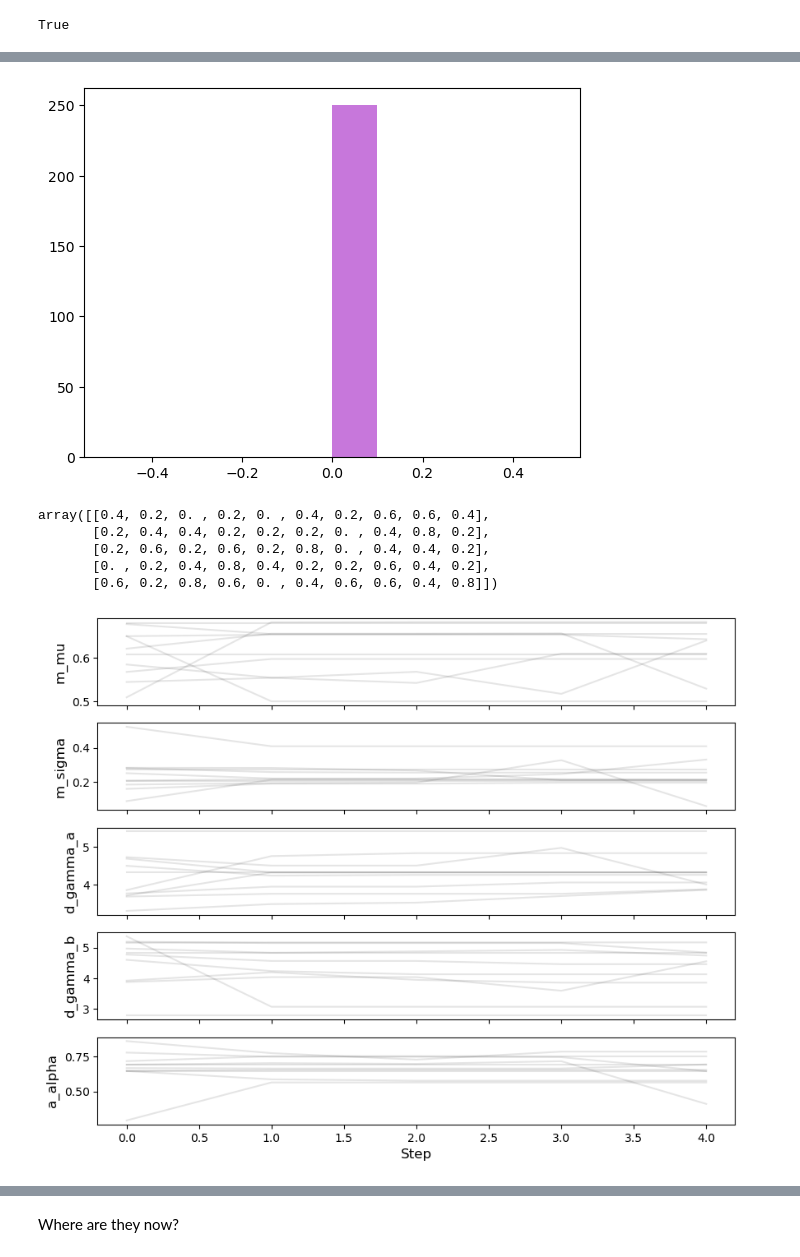
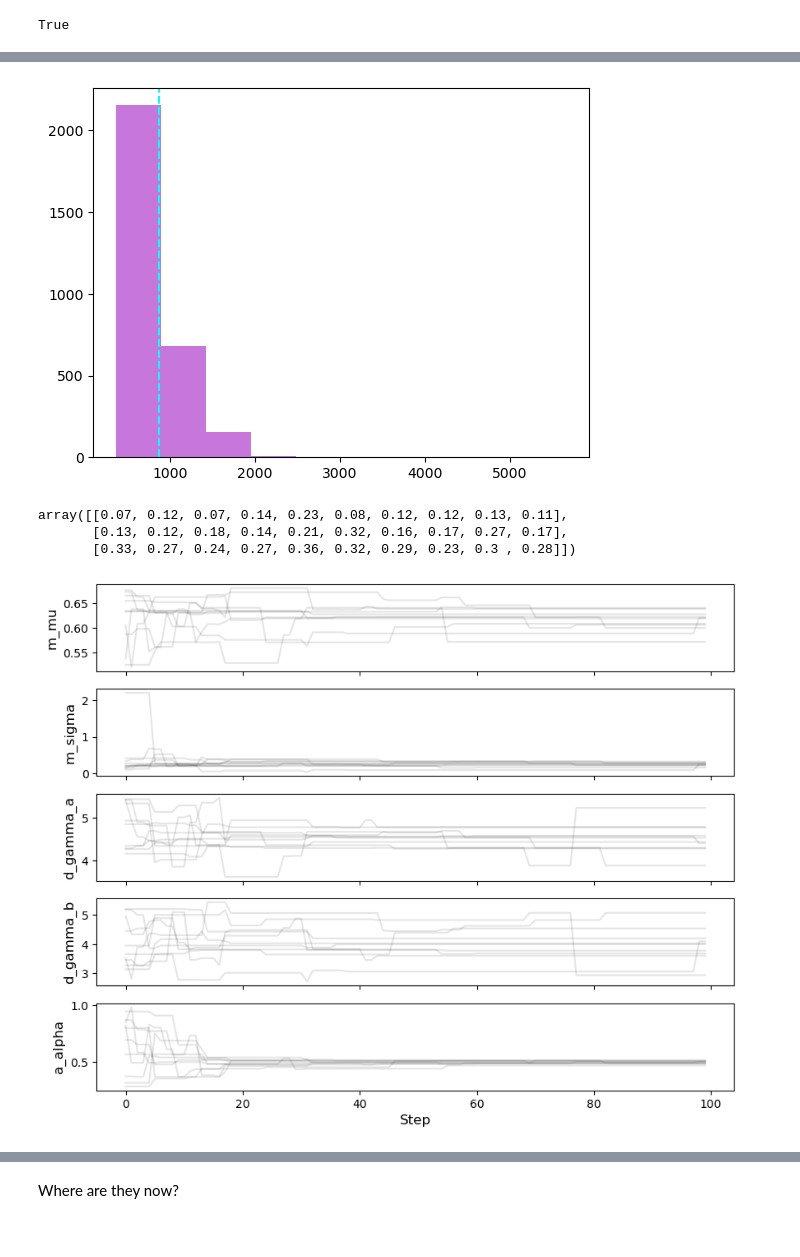
Before and after one commit to criswellalexander/pelargir-gb, a Jupyter notebook: prototype-notebooks/pelargir-v20-tempering.ipynb, the cells around one changed output, grey strips where cells are left out. Saved outputs shown, nothing was run; the diff lists cells and outputs as text; code cells hidden in the pictures.

Commit message:
Plotting fixes for ntemps>1

```diff
--- a/prototype-notebooks/pelargir-v20-tempering.ipynb
+++ b/prototype-notebooks/pelargir-v20-tempering.ipynb
@@ -168,7 +168,7 @@ log_like_fn = eryn_popmodel.fg_N_ln_prob
 # %%
 ndim = len(eryn_popmodel.hyperprior.hyperprior_dict)
 nwalkers = 10
-ntemps = 2
+ntemps = 3
 # %%
 # fill kwargs dictionary
 tempering_kwargs=dict(ntemps=ntemps)
@@ -217,8 +217,8 @@ ensemble = EnsembleSampler(nwalkers,
                            ndim,
                            log_like_fn,
                            eryn_prior,
-                           # moves=[(StretchMove(),0.45),(PriorMove,0.1),(PoissonMove(),0.45)],
-                           moves=[StretchMove()],
+                           moves=[(StretchMove(),0.45),(PriorMove,0.1),(PoissonMove(),0.45)],
+                           # moves=[StretchMove()],
                            track_moves=True,
                            tempering_kwargs=tempering_kwargs,
                            provide_supplemental=True,
@@ -230,7 +230,7 @@ ensemble.provide_supplemental
 # %% [output]
 True
 # %%
-nsteps = 2
+nsteps = 100
 burn = None
 thin_by = 1
 out = ensemble.run_mcmc(start_state, nsteps, burn=burn, progress=True, thin_by=thin_by)
@@ -277,16 +239,14 @@ array([0., 0., 0., 0., 0., 0., 0., 0., 0., 0., 0., 0., 0., 0., 0., 0., 0.,
 # %%
-plot_Nres_hist(ensemble,datadict,showtrue=False)
+plot_Nres_hist(ensemble,datadict)#,showtrue=False)
 # %% [output]
-[figure, old version]
+[figure, new version]
 # %%
 ensemble.acceptance_fraction
 # %% [output]
-array([[0.4, 0.2, 0. , 0.2, 0. , 0.4, 0.2, 0.6, 0.6, 0.4],
-       [0.2, 0.4, 0.4, 0.2, 0.2, 0.2, 0. , 0.4, 0.8, 0.2],
-       [0.2, 0.6, 0.2, 0.6, 0.2, 0.8, 0. , 0.4, 0.4, 0.2],
-       [0. , 0.2, 0.4, 0.8, 0.4, 0.2, 0.2, 0.6, 0.4, 0.2],
-       [0.6, 0.2, 0.8, 0.6, 0. , 0.4, 0.6, 0.6, 0.4, 0.8]])
+array([[0.07, 0.12, 0.07, 0.14, 0.23, 0.08, 0.12, 0.12, 0.13, 0.11],
+       [0.13, 0.12, 0.18, 0.14, 0.21, 0.32, 0.16, 0.17, 0.27, 0.17],
+       [0.33, 0.27, 0.24, 0.27, 0.36, 0.32, 0.29, 0.23, 0.3 , 0.28]])
 # %%
 plot_model_chains(ensemble,names=eryn_popmodel.hpar_names)
 # %% [output]
-[figure, old version]
+[figure, new version]
```
Also changed, not shown: parts of 15 cells of this notebook, 1 other file.
